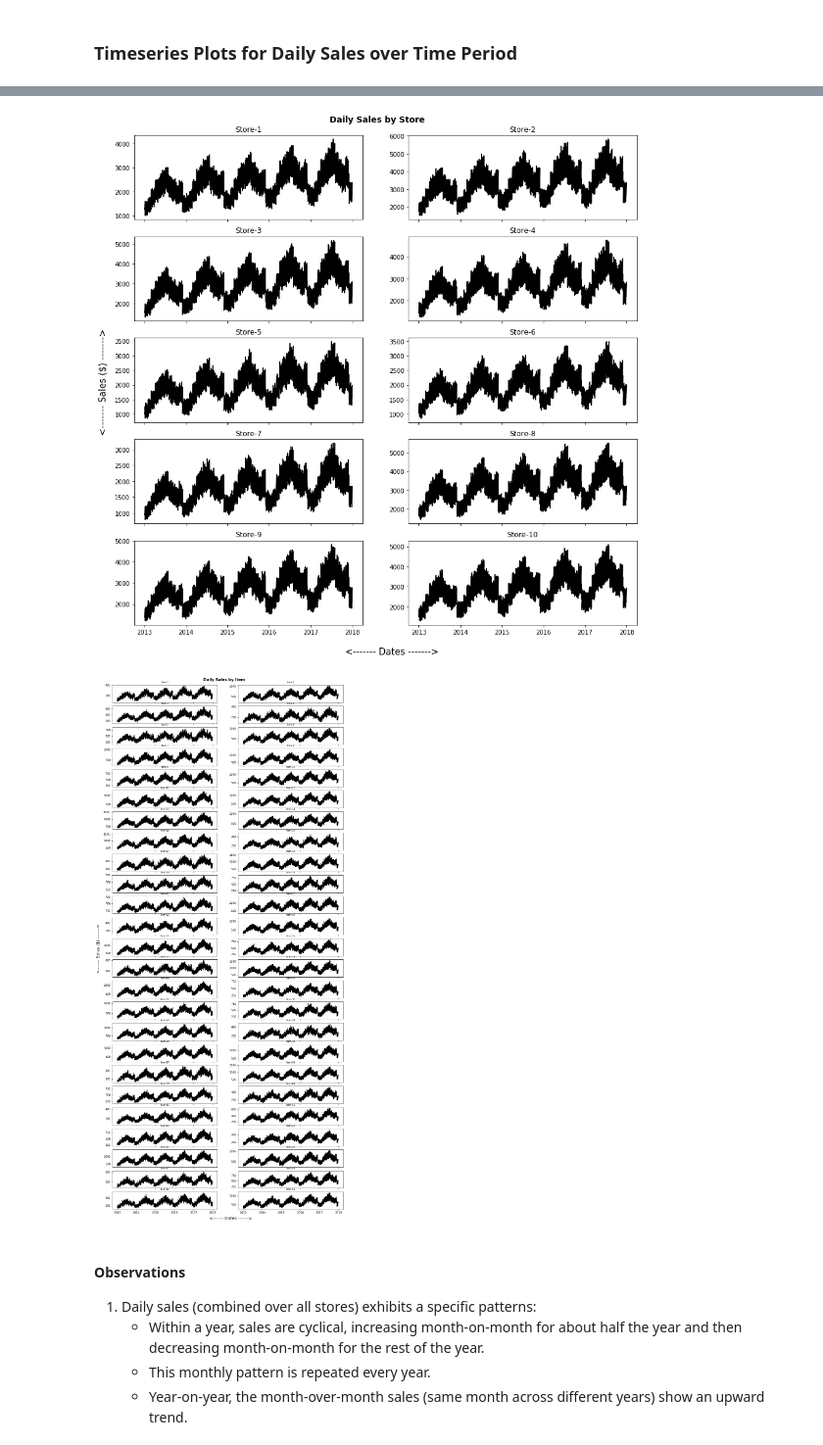
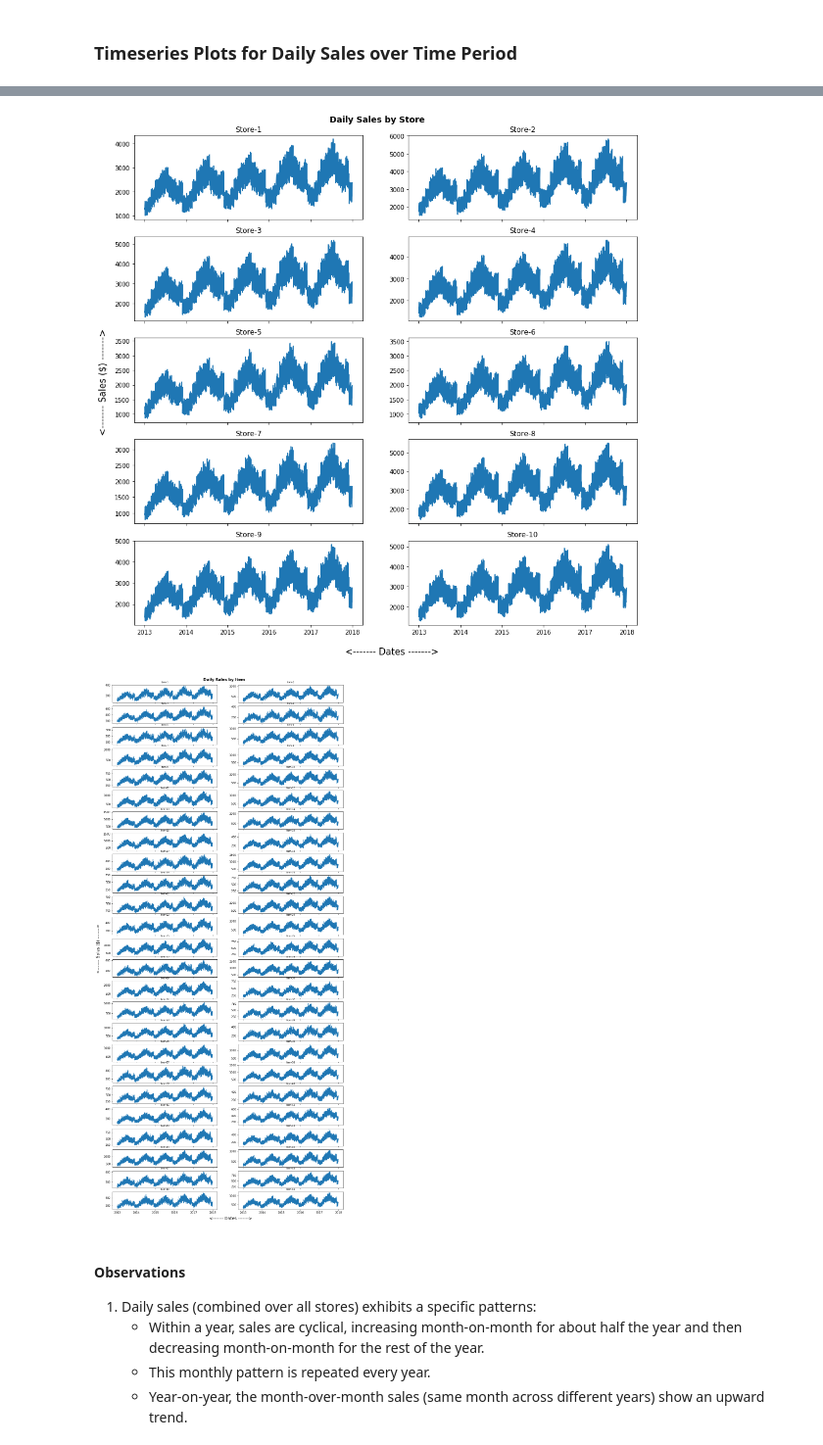
Before and after one commit to sanjeevgadre/Kaggle-Time-Series, a Jupyter notebook: EDA.ipynb, the cells around one changed output, grey strips where cells are left out. Shown at 98% size. Saved outputs shown, nothing was run; the diff lists cells and outputs as text; code cells hidden in the pictures.

```diff
--- a/EDA.ipynb
+++ b/EDA.ipynb
@@ -223,8 +229,7 @@ fig, ax = plt.subplots(nrows = n_rows, ncols = n_cols, figsize = (15, 15), share
 plt.suptitle('Daily Sales by Store', x = 0.5, y = 0.91, size = 14, weight = 'bold')
 for r in range(n_rows):
     for c in range(n_cols):
-        foo = train.query('store == @store_id').groupby('date')['sales'].sum()
-        ax[r, c].plot(foo.index, foo, color = 'black')
+        ax[r, c].plot(dailysales_sto[store_id].index, dailysales_sto[store_id])
         ax[r, c].set_title('Store-%i' % store_id, fontdict = {'fontsize' : 12})
         store_id += 1
 
@@ -232,29 +237,29 @@ fig.text(0.07, 0.5, '<------- Sales ($) ------->', rotation = 'vertical', va = '
 fig.text(0.45, 0.08, '<------- Dates ------->', size = 15)
 plt.show()
 # %% [output]
-[figure, old version]
+[figure, new version]
 # %%
 n_items = len(train.item.unique())
 
 # Setting up parameters for the plot
 n_cols = 2
 n_rows = np.int(np.ceil(n_items/n_cols))
 item_id = 1
 
 fig, ax = plt.subplots(nrows = n_rows, ncols = n_cols, figsize = (15, 35), sharex = 'col')
 plt.suptitle('Daily Sales by Item', x = 0.5, y = 0.89, size = 14, weight = 'bold')
 for r in range(n_rows):
     for c in range(n_cols):
         foo = train.query('item == @item_id').groupby('date')['sales'].sum()
-        ax[r, c].plot(foo.index, foo, color = 'black')
+        ax[r, c].plot(dailysales_itm[item_id].index, dailysales_itm[item_id])
         ax[r, c].set_title('Item-%i' % item_id, fontdict = {'fontsize' : 8})
         item_id += 1
 
 fig.text(0.07, 0.5, '<------- Sales ($) ------->', rotation = 'vertical', va = 'center', size = 15)
 fig.text(0.45, 0.11, '<------- Dates ------->', size = 15)
 plt.show()
 # %% [output]
-[figure, old version]
+[figure, new version]
 # %% [markdown]
 #### Observations
 <ol>
```
Also changed, not shown: parts of 38 cells of this notebook.
